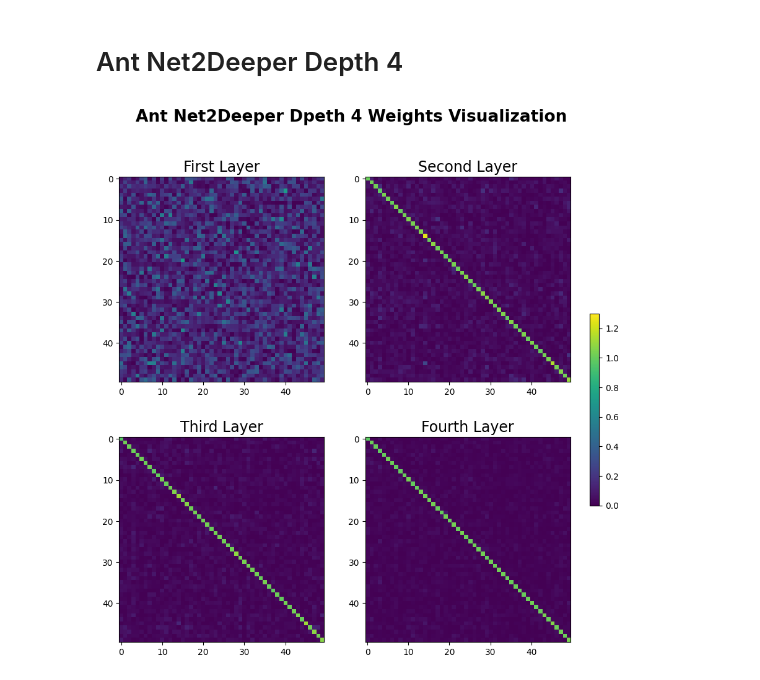
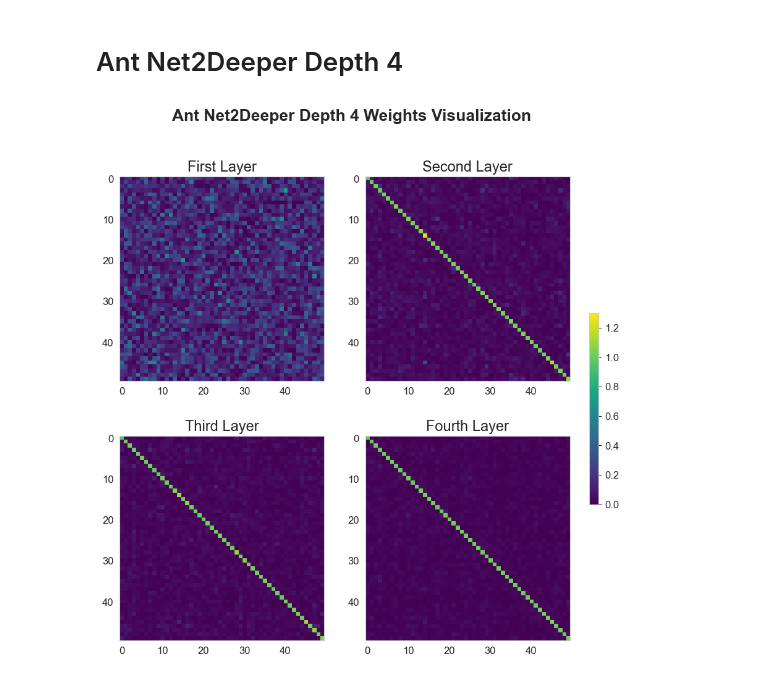
Before and after one commit to automl/GrowNN, a Jupyter notebook: plotting/network_weights/ant/visualize.ipynb, the cells around one changed output. Saved outputs shown, nothing was run; the diff lists cells and outputs as text; code cells hidden in the pictures.

Commit message:
Update plots

```diff
--- a/plotting/network_weights/ant/visualize.ipynb
+++ b/plotting/network_weights/ant/visualize.ipynb
@@ -9,3 +10,7 @@ from stable_baselines3.common.save_util import load_from_zip_file
+# %%
+set_rc_params()
+# remove grid
+plt.rcParams['axes.grid'] = False
 # %% [markdown]
 # Net2DeeperNet Depth 8
 # %%
@@ -119,24 +125,24 @@ fourth_layer_weights = fourth_layer_weights[:50, :50]
 # %%
 fig, axs = plt.subplots(2, 2, figsize=(10, 10))
 # First layer weights
 im0 = axs[0, 0].imshow(first_layer_weights, cmap='viridis', vmin = 0, vmax = 1.3)
 axs[0, 0].set_title('First Layer', fontsize=17)
 
 # Second layer weights
 im1 = axs[0, 1].imshow(second_layer_weights, cmap='viridis', vmin = 0, vmax = 1.3)
 axs[0, 1].set_title('Second Layer', fontsize=17)
 
 # Third layer weights
 im2 = axs[1, 0].imshow(third_layer_weights, cmap='viridis', vmin = 0, vmax = 1.3)
 axs[1, 0].set_title('Third Layer', fontsize=17)
 
 # Fourth layer weights
 im3 = axs[1, 1].imshow(fourth_layer_weights, cmap='viridis', vmin = 0, vmax = 1.3)
 axs[1, 1].set_title('Fourth Layer', fontsize=17)
 
 # Add colorbar for axs[2]
 fig.colorbar(im3, ax=axs, orientation='vertical', fraction=0.02, pad=0.04)
-plt.suptitle('Ant Net2Deeper Dpeth 4 Weights Visualization', fontsize=19, fontweight='bold')
+plt.suptitle('Ant Net2Deeper Depth 4 Weights Visualization', fontsize=19, fontweight='bold')
 plt.savefig('plotting/network_weights/ant/weights_4.png', bbox_inches='tight')
 # %% [output]
-[figure, old version]
+[figure, new version]
```
Also changed, not shown: parts of 3 cells of this notebook, 2 other files.
